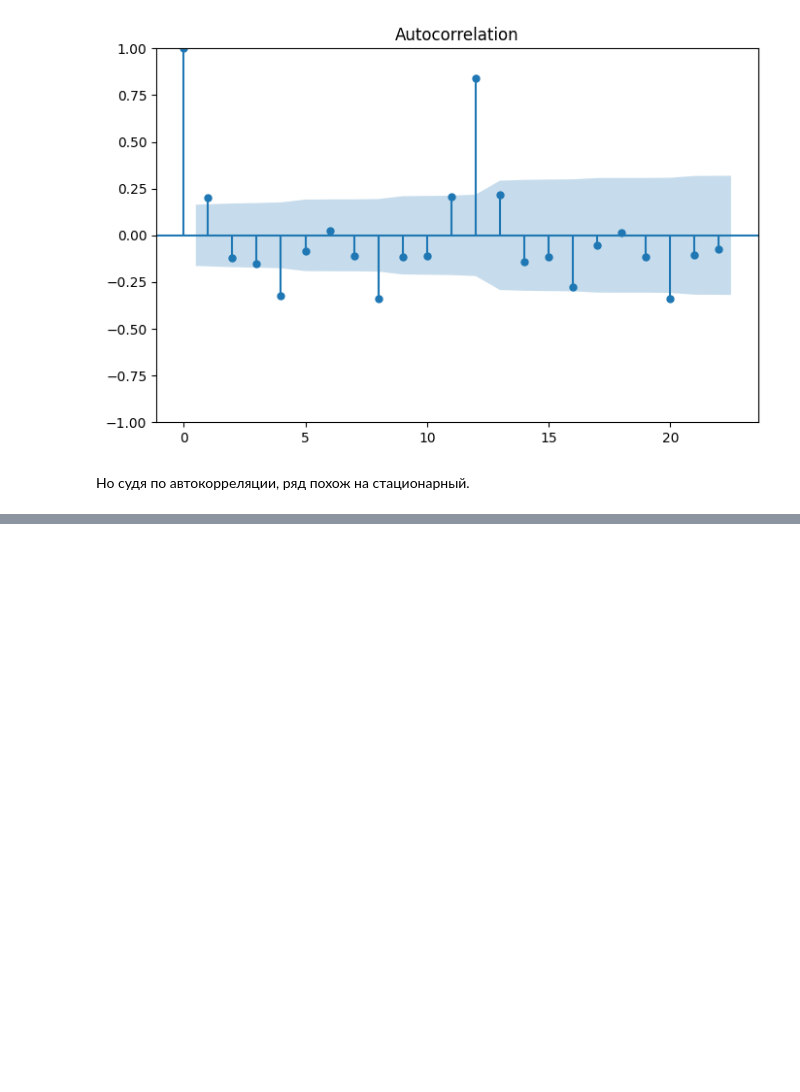
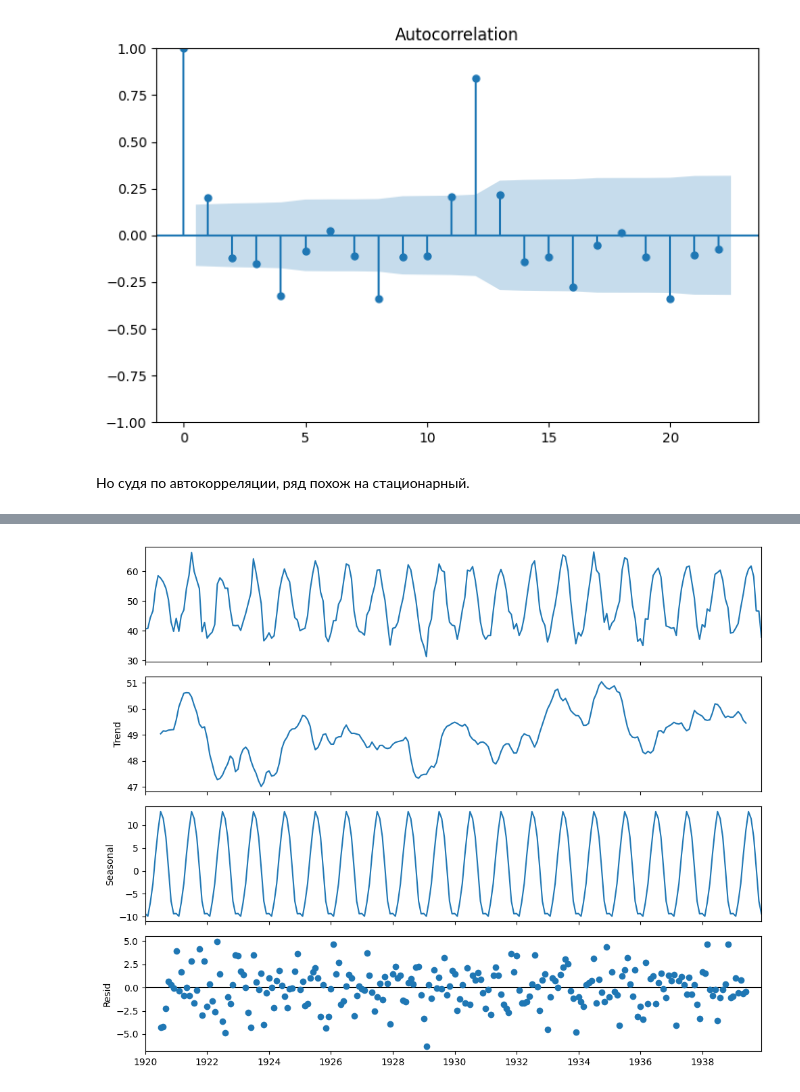
Before and after one commit to thelastgreykoala/time_series, a Jupyter notebook: TS_DZ1.ipynb, the cells around one changed output, grey strips where cells are left out. Saved outputs shown, nothing was run; the diff lists cells and outputs as text; code cells hidden in the pictures; blank space fills up the shorter version.

```diff
--- a/TS_DZ1.ipynb
+++ b/TS_DZ1.ipynb
@@ -334,0 +426,9 @@ plt.show()
+# %%
+rcParams['figure.figsize'] = 10, 8
+
+decompose = seasonal_decompose(air_temperature)
+decompose.plot()
+
+plt.show()
+# %% [output]
+[figure, added]
```
Also changed, not shown: parts of 39 cells of this notebook.
